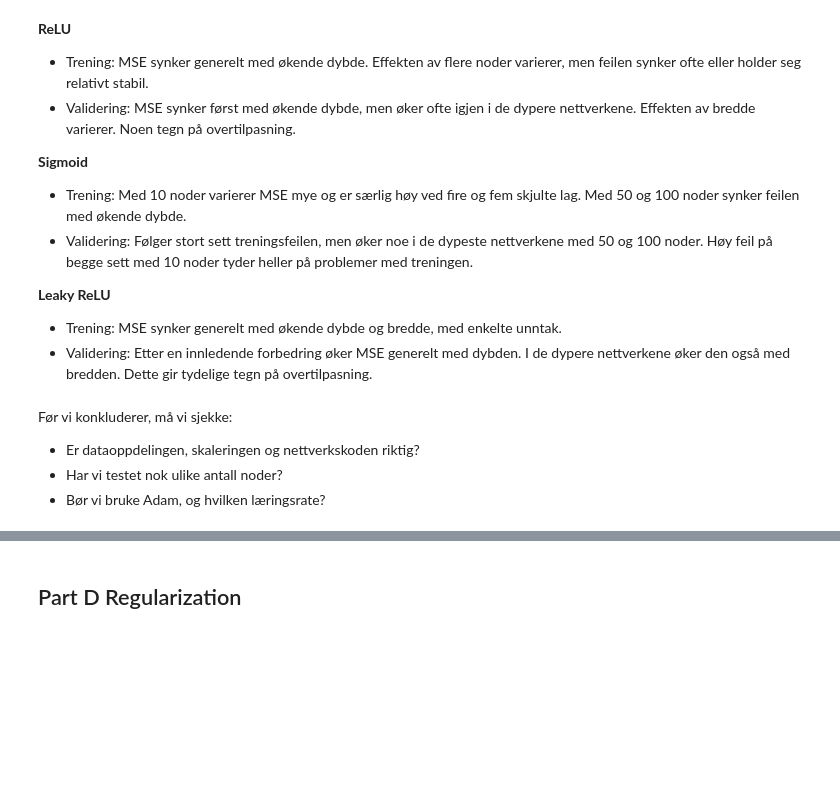
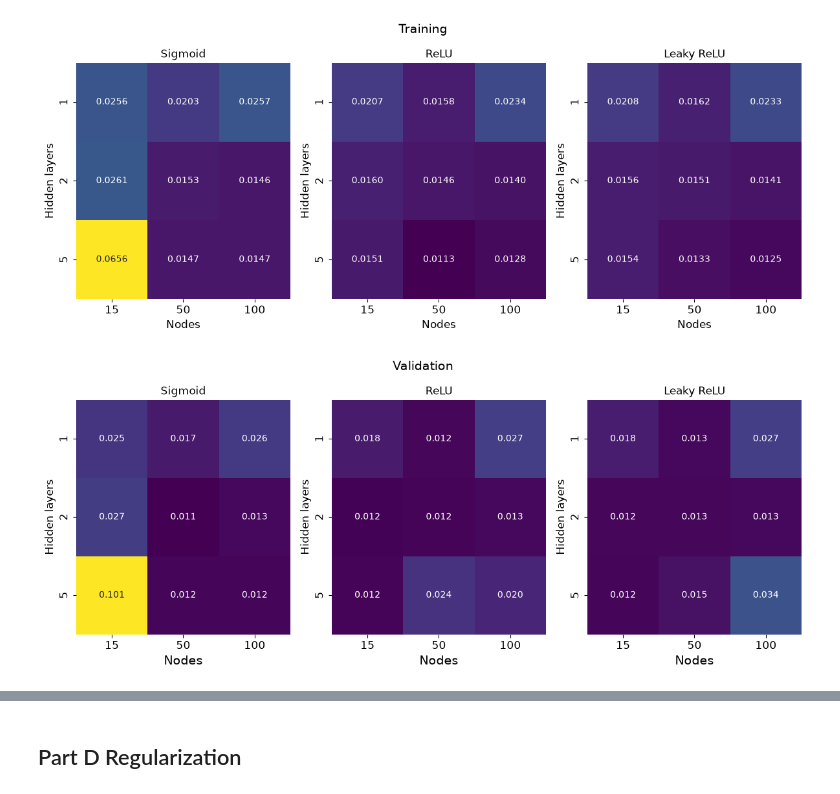
Before and after one commit to synneosen/Project-2, a Jupyter notebook: Code/part_cd_activations_regularization.ipynb, the cells around one changed output, grey strips where cells are left out. Drawn from its saved outputs; the diff is of its cells as text; code cells hidden in the pictures; blank space fills up the shorter version.

```diff
--- a/Code/part_cd_activations_regularization.ipynb
+++ b/Code/part_cd_activations_regularization.ipynb
@@ -74,25 +51,0 @@ plt.show()
-# %%
-import numpy as np
-matrices = [np.array([[scores[(act, layer, node)] for node in nodes ] for layer in hidden_layers])for act in act_func]
-vmin = min(matrix.min() for matrix in matrices)
-vmax = max(matrix.max() for matrix in matrices)
-import matplotlib.pyplot as plt
-fig, axes = plt.subplots(1, 3, figsize = (13, 4))
-for ax, act, matrix in zip(axes, act_func, matrices):
-    image = ax.imshow(matrix, origin = "lower", aspect = "auto",cmap = "viridis_r",vmin=vmin, vmax=vmax)
-
-    ax.set_xticks(range(len(nodes)), labels = nodes)
-    ax.set_yticks(range(len(hidden_layers)), labels = hidden_layers)
-
-    ax.set_xlabel("Nodes")
-    ax.set_ylabel("Hidden layers")
-    ax.set_title(act)
-
-    for row in range(len(hidden_layers)):
-                    for col in range(len(nodes)):
-                            ax.text(col, row,
-                                    f"{matrix[row, col]:.4f}", ha = "center", va = "center",
-                                    color = "k", bbox = dict(facecolor="white", alpha = 0.7, edgecolor = "None"))
-
-fig.colorbar(image, ax=axes, label = "MSE")
-plt.show()
@@ -101,21 +52,39 @@ plt.show()
-# %% [markdown]
-**ReLU**
-- Trening: MSE synker generelt med økende dybde. Effekten av flere noder varierer, men feilen synker ofte eller holder seg relativt stabil.
-- Validering: MSE synker først med økende dybde, men øker ofte igjen i de dypere nettverkene. Effekten av bredde varierer. Noen tegn på overtilpasning.
-
-**Sigmoid**
-- Trening: Med 10 noder varierer MSE mye og er særlig høy ved fire og fem skjulte lag. Med 50 og 100 noder synker feilen med økende dybde.
-- Validering: Følger stort sett treningsfeilen, men øker noe i de dypeste nettverkene med 50 og 100 noder. Høy feil på begge sett med 10 noder tyder heller på problemer med treningen.
-
-**Leaky ReLU**
-- Trening: MSE synker generelt med økende dybde og bredde, med enkelte unntak.
-- Validering: Etter en innledende forbedring øker MSE generelt med dybden. I de dypere nettverkene øker den også med bredden. Dette gir tydelige tegn på overtilpasning.
-# %% [markdown]
-
-Før vi konkluderer, må vi sjekke:
-- Er dataoppdelingen, skaleringen og nettverkskoden riktig?
-- Har vi testet nok ulike antall noder?
-- Bør vi bruke Adam, og hvilken læringsrate?
+# %%
+train_scores = {key: history["train"][-1] for key, history in histories.items()}
+matrices = [np.array([[train_scores[(act, layer, node)] for node in nodes ] for layer in hidden_layers])for act in act_func]
+vmin = min(matrix.min() for matrix in matrices)
+vmax = max(matrix.max() for matrix in matrices)
+titles = ["Sigmoid", "ReLU", "Leaky ReLU"]
+fig, axes = plt.subplots(1, 3, figsize = (12, 5))
+for ax, act, matrix, title in zip(axes, act_func, matrices, titles):
+    plot_heatmap(values=matrix, x_labels=nodes, y_labels=hidden_layers, x_name="Nodes",
+                 y_name= "Hidden layers", title=title, fmt=".4f", ax=ax, vmin=vmin, vmax=vmax, cbar=False)
+    ax.set_xlabel("Nodes", fontsize=12)
+    ax.set_ylabel("Hidden layers", fontsize=12)
+    ax.tick_params(axis="both", labelsize=12)
+
+fig.suptitle("Training", fontsize=14)
+plt.tight_layout()
+plt.show()
+# %% [output]
+[figure, added]
+# %%
+matrices = [np.array([[scores[(act, layer, node)] for node in nodes ] for layer in hidden_layers])for act in act_func]
+vmin = min(matrix.min() for matrix in matrices)
+vmax = max(matrix.max() for matrix in matrices)
+titles = ["Sigmoid", "ReLU", "Leaky ReLU"]
+fig, axes = plt.subplots(1, 3, figsize = (12, 5))
+for ax, act, matrix, title in zip(axes, act_func, matrices, titles):
+    plot_heatmap(values=matrix, x_labels=nodes, y_labels=hidden_layers, x_name="Nodes", y_name= "Hidden layers", title=title, fmt=".3f", ax=ax, vmin=vmin, vmax=vmax, cbar=False)
+    ax.set_xlabel("Nodes", fontsize=14)
+    ax.set_ylabel("Hidden layers", fontsize=12)
+    ax.tick_params(axis="both", labelsize=12)
+fig.suptitle("Validation", fontsize=14)
+#plt.savefig("data/Vmse.pdf", bbox_inches="tight")
+plt.tight_layout()
+plt.show()
+# %% [output]
+[figure, added]
 # %%
 best_key = min(scores, key=scores.get)
 print("Best(activation function, nuber of nodes, Hidden layers):", best_key)
```
Also changed, not shown: parts of 21 cells of this notebook, 1 other file.
